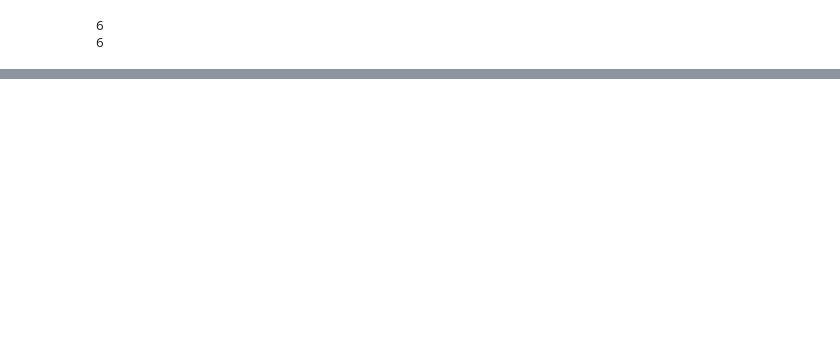
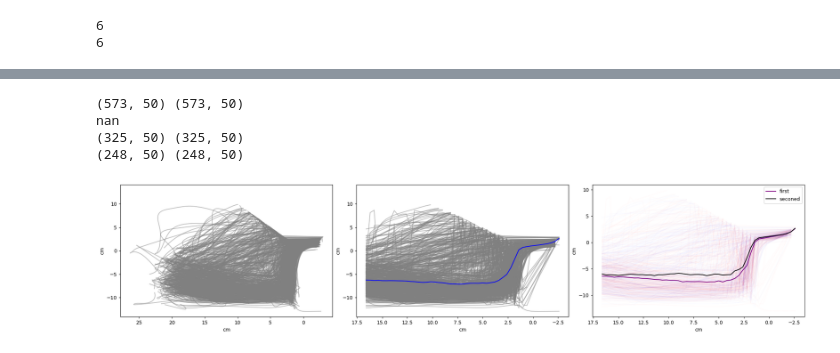
Before and after one commit to msidikpr/obstacle_avoidance, a Jupyter notebook: plots/notebooks/light_dark_plotsipynb.ipynb, the cells around one changed output, grey strips where cells are left out. Saved outputs shown, nothing was run; the diff lists cells and outputs as text; code cells hidden in the pictures; blank space fills up the shorter version.

```diff
--- a/plots/notebooks/light_dark_plotsipynb.ipynb
+++ b/plots/notebooks/light_dark_plotsipynb.ipynb
@@ -223,8 +306,8 @@ for i,row in enumerate(long_df.iterrows()):
     ax2.plot(xnew,ynew,c = 'grey',alpha = .5)
 ax2.invert_xaxis()
 print(distance_array.shape,angle_array.shape)
-ax2.plot(np.nanmean(distance_array,axis = 0),np.nanmean(angle_array,axis = 0),c = 'blue')
-print(np.nanmean(angle_array,axis = 0).max())
+ax2.plot(np.nanmedian(distance_array,axis = 0),np.nanmedian(angle_array,axis = 0),c = 'blue')
+print(np.nanmedian(angle_array,axis = 0).max())
 by_consecutive = long_df.groupby(['consecutive'])
 for con,con_df in by_consecutive:
     if con == 1:
@@ -240,32 +323,38 @@ for i,row in enumerate(first_df.iterrows()):
 
     #length = int(row[1]['len_facing_corner'])
     length = np.argwhere(row[1]['distance_from_edge']>-3).max()
     interpolater = interp1d(row[1]['distance_from_edge'][:length],row[1]['lateral_error'][:length],fill_value=np.nan,bounds_error=False)
     xnew =  np.arange(-3, 17, .4)
     ynew = interpolater(xnew)
     distance_array[i] = xnew
     angle_array[i] = ynew
     ax3.plot(xnew,ynew,c = 'red',alpha = .01)
-ax3.plot(np.nanmean(distance_array,axis = 0),np.nanmean(angle_array,axis = 0),c = 'purple',label = 'first')
+ax3.plot(np.nanmedian(distance_array,axis = 0),np.nanmedian(angle_array,axis = 0),c = 'purple',label = 'first')
 print(distance_array.shape,angle_array.shape)
 rows = sec_df.shape[0]
 angle_array_sec = np.empty([rows,50])
 angle_array_sec[:] =np.nan
 distance_array_sec = np.empty([rows,50])
 distance_array_sec[:] =np.nan
 for i,row in enumerate(sec_df.iterrows()):
 
     #length = int(row[1]['len_facing_corner'])
     length = np.argwhere(row[1]['distance_from_edge']>-3).max()
     interpolater = interp1d(row[1]['distance_from_edge'][:length],row[1]['lateral_error'][:length],fill_value=np.nan,bounds_error=False)
     xnew =  np.arange(-3, 17, .4)
     ynew = interpolater(xnew)
     distance_array_sec[i] = xnew
     angle_array_sec[i] = ynew
     ax3.plot(xnew,ynew,c = 'blue',alpha = .01)
-ax3.plot(np.nanmean(distance_array_sec,axis = 0),np.nanmean(angle_array_sec,axis = 0),c = 'black',label = 'seconed')
+ax3.plot(np.nanmedian(distance_array_sec,axis = 0),np.nanmedian(angle_array_sec,axis = 0),c = 'black',label = 'seconed')
 print(distance_array_sec.shape,angle_array_sec.shape)
 ax3.invert_xaxis()
 ax3.legend()
 symmetrize_y_axis(ax1)
 symmetrize_y_axis(ax2)
+# %% [output]
+(573, 50) (573, 50)
+nan
+(325, 50) (325, 50)
+(248, 50) (248, 50)
+[figure, added]
```
Also changed, not shown: parts of 11 cells of this notebook, 8 other files.
